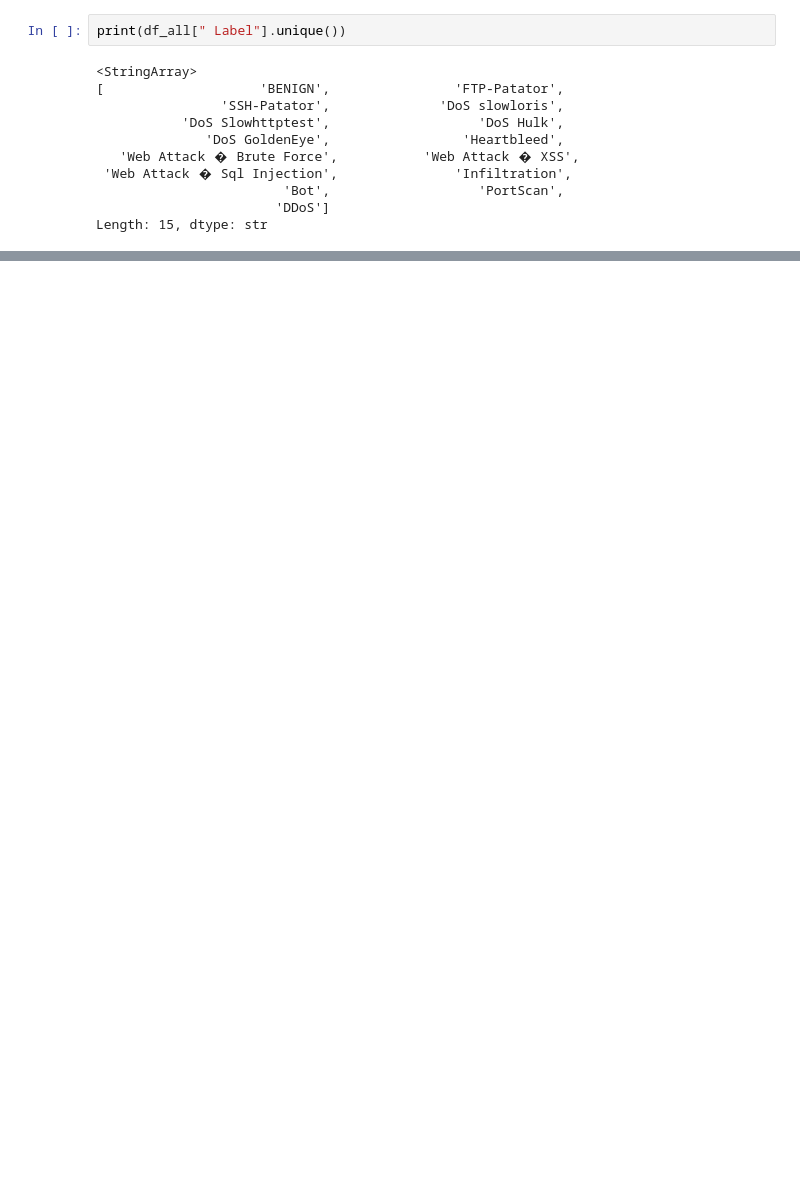
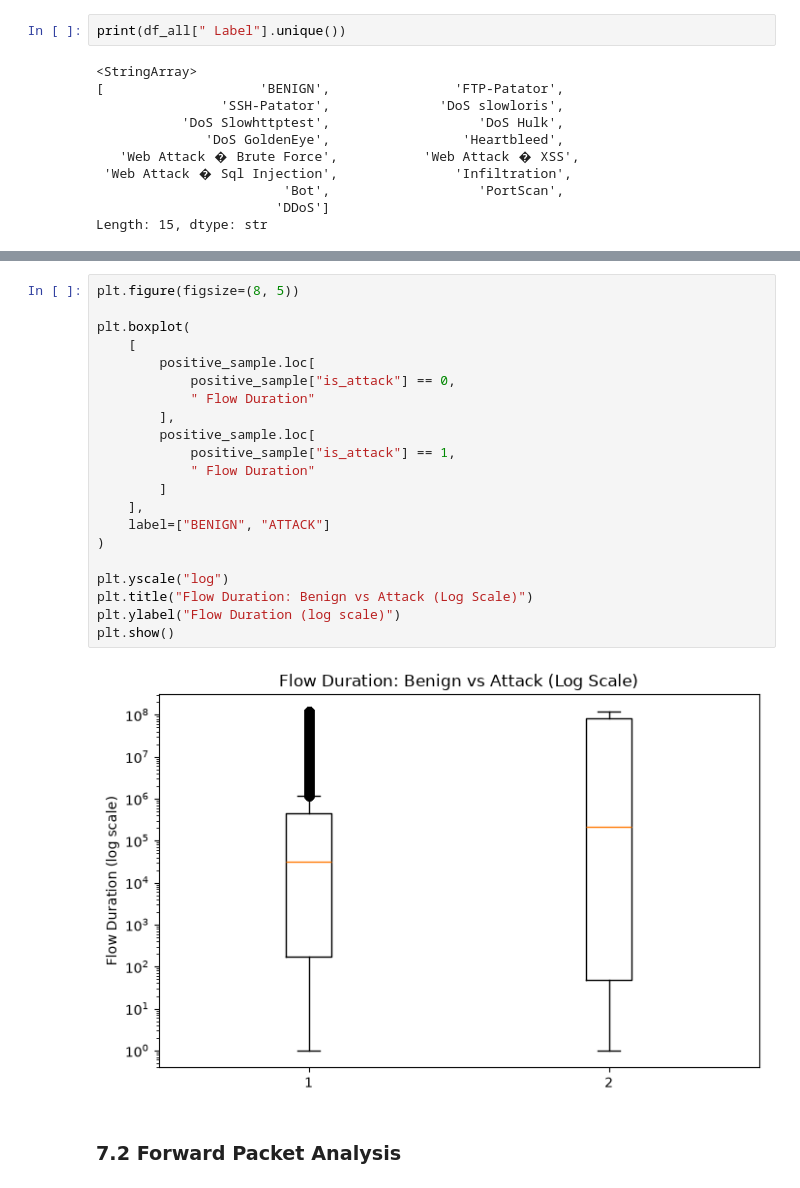
Before and after one commit to Yesha0405/SentinelAI, a Jupyter notebook: notebooks/01_Data_Analysis.ipynb, the cells around one changed output, grey strips where cells are left out. Saved outputs shown, nothing was run; the diff lists cells and outputs as text; blank space fills up the shorter version.

```diff
--- a/notebooks/01_Data_Analysis.ipynb
+++ b/notebooks/01_Data_Analysis.ipynb
@@ -532,0 +616,25 @@ Length: 15, dtype: str
+# %%
+plt.figure(figsize=(8, 5))
+
+plt.boxplot(
+    [
+        positive_sample.loc[
+            positive_sample["is_attack"] == 0,
+            " Flow Duration"
+        ],
+        positive_sample.loc[
+            positive_sample["is_attack"] == 1,
+            " Flow Duration"
+        ]
+    ],
+    label=["BENIGN", "ATTACK"]
+)
+
+plt.yscale("log")
+plt.title("Flow Duration: Benign vs Attack (Log Scale)")
+plt.ylabel("Flow Duration (log scale)")
+plt.show()
+# %% [output]
+[figure, added]
+# %% [markdown]
+### 7.2 Forward Packet Analysis
```
Also changed, not shown: parts of 52 cells of this notebook, 1 other file.
